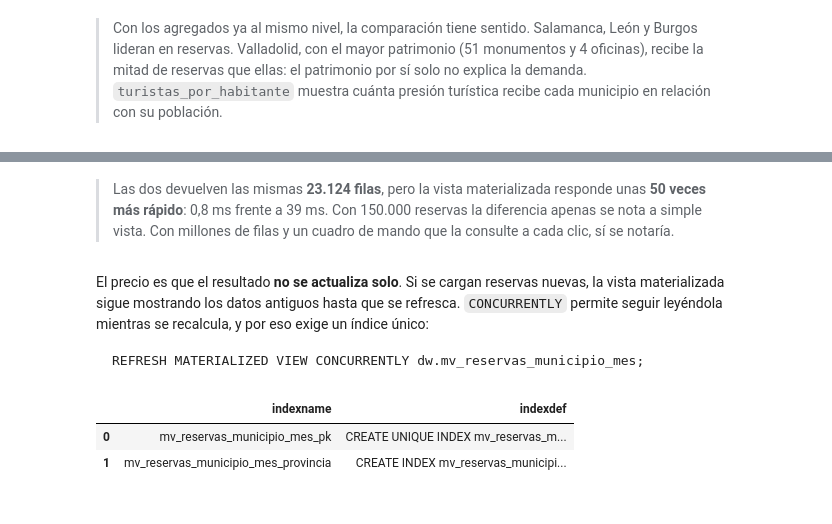
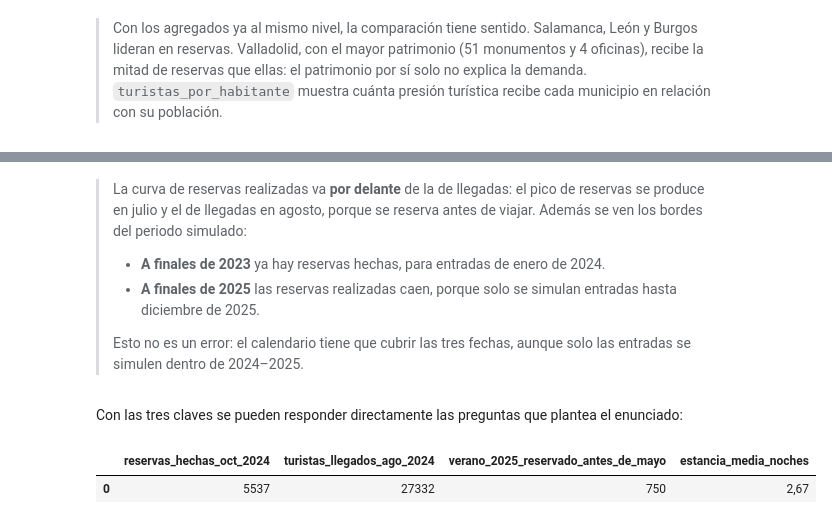
Before and after one commit to GeorgiF0x/SmartTour-BigData, a Jupyter notebook: notebooks/03_Lab05c_Vistas_SCD.ipynb, the cells around one changed output, grey strips where cells are left out. Cells and saved outputs as stored; diff of their text form; code cells hidden in the pictures.

````diff
--- a/notebooks/03_Lab05c_Vistas_SCD.ipynb
+++ b/notebooks/03_Lab05c_Vistas_SCD.ipynb
@@ -566,21 +568,34 @@ comparacion
 # %% [markdown]
-> Las dos devuelven las mismas **23.124 filas**, pero la vista materializada responde unas **50 veces más rápido**: 0,8 ms frente a 39 ms. Con 150.000 reservas la diferencia apenas se nota a simple vista. Con millones de filas y un cuadro de mando que la consulte a cada clic, sí se notaría.
+> La curva de reservas realizadas va **por delante** de la de llegadas: el pico de reservas se produce en julio y el de llegadas en agosto, porque se reserva antes de viajar. Además se ven los bordes del periodo simulado:
+>
+> - **A finales de 2023** ya hay reservas hechas, para entradas de enero de 2024.
+> - **A finales de 2025** las reservas realizadas caen, porque solo se simulan entradas hasta diciembre de 2025.
+>
+> Esto no es un error: el calendario tiene que cubrir las tres fechas, aunque solo las entradas se simulen dentro de 2024–2025.
 # %% [markdown]
-El precio es que el resultado **no se actualiza solo**. Si se cargan reservas nuevas, la vista materializada sigue mostrando los datos antiguos hasta que se refresca. `CONCURRENTLY` permite seguir leyéndola mientras se recalcula, y por eso exige un índice único:
-
-```sql
-REFRESH MATERIALIZED VIEW CONCURRENTLY dw.mv_reservas_municipio_mes;
-```
+Con las tres claves se pueden responder directamente las preguntas que plantea el enunciado:
 # %%
-with ENGINE.begin() as conn:
-    conn.execute(sa.text("REFRESH MATERIALIZED VIEW CONCURRENTLY dw.mv_reservas_municipio_mes"))
-
 sql("""
-    SELECT indexname, indexdef FROM pg_indexes
-    WHERE schemaname = 'dw' AND tablename = 'mv_reservas_municipio_mes'
+    SELECT
+      -- ¿Cuántas reservas se realizaron en octubre de 2024?  -> papel: fecha de reserva
+      (SELECT COUNT(*) FROM dw.fact_reservas f
+         JOIN dw.dim_fecha r ON r.fecha_key = f.fecha_reserva_key
+        WHERE r.anio = 2024 AND r.mes = 10)                                   AS reservas_hechas_oct_2024,
+      -- ¿Cuántos turistas llegaron durante agosto de 2024?   -> papel: fecha de entrada
+      (SELECT SUM(f.num_huespedes) FROM dw.fact_reservas f
+         JOIN dw.dim_fecha e ON e.fecha_key = f.fecha_entrada_key
+        WHERE e.anio = 2024 AND e.mes = 8)                                    AS turistas_llegados_ago_2024,
+      -- ¿Cuántas reservas para el verano de 2025 se hicieron antes de mayo? -> dos papeles a la vez
+      (SELECT COUNT(*) FROM dw.fact_reservas f
+         JOIN dw.dim_fecha r ON r.fecha_key = f.fecha_reserva_key
+         JOIN dw.dim_fecha e ON e.fecha_key = f.fecha_entrada_key
+        WHERE e.anio = 2025 AND e.mes IN (7, 8) AND r.fecha < DATE '2025-05-01') AS verano_2025_reservado_antes_de_mayo,
+      -- ¿Cuál es la estancia media?                          -> salida menos entrada
+      (SELECT ROUND(AVG(s.fecha - e.fecha), 2) FROM dw.fact_reservas f
+         JOIN dw.dim_fecha e ON e.fecha_key = f.fecha_entrada_key
+         JOIN dw.dim_fecha s ON s.fecha_key = f.fecha_salida_key)            AS estancia_media_noches
 """)
 # %% [output]
-|  | indexname | indexdef |
-| 0 | mv_reservas_municipio_mes_pk | CREATE UNIQUE INDEX mv_reservas_m... |
-| 1 | mv_reservas_municipio_mes_provincia | CREATE INDEX mv_reservas_municipi... |
+|  | reservas_hechas_oct_2024 | turistas_llegados_ago_2024 | verano_2025_reservado_antes_de_mayo | estancia_media_noches |
+| 0 | 5537 | 27332 | 750 | 2,67 |
 # %% [markdown]
````
Also changed, not shown: parts of 31 cells of this notebook, 14 other files.
